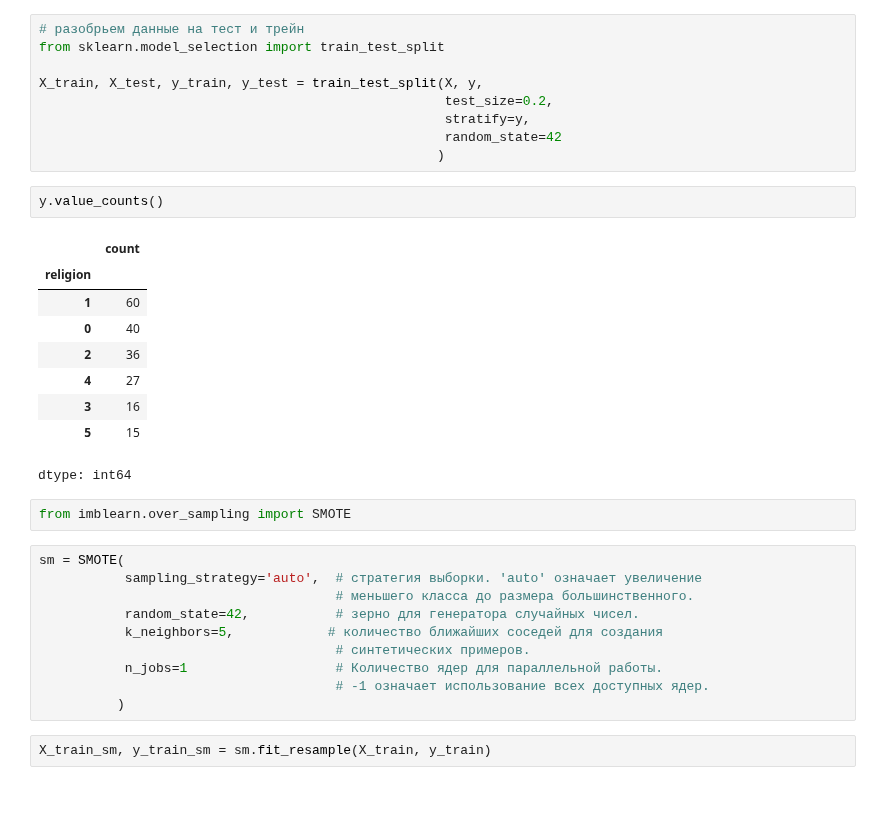
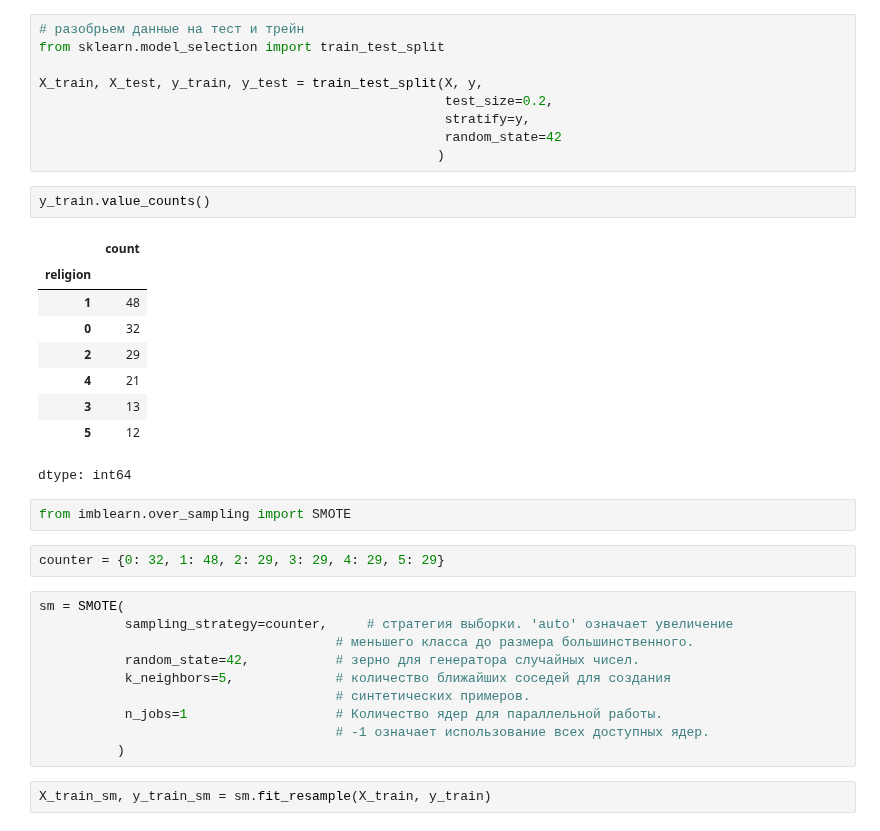
Before and after one commit to desve/AML-54, a Jupyter notebook: 16 Лабораторная работа по курсу/16 Homework_.ipynb, the cells around one changed output. Cells and saved outputs as stored; diff of their text form; blank space fills up the shorter version.

```diff
--- a/16 Лабораторная работа по курсу/16 Homework_.ipynb
+++ b/16 Лабораторная работа по курсу/16 Homework_.ipynb
@@ -323,25 +323,27 @@ X_train, X_test, y_train, y_test = train_test_split(X, y,
                                                     random_state=42
                                                    )
 # %%
-y.value_counts()
+y_train.value_counts()
 # %% [output]
 |  | count |
 | religion |  |
-| 1 | 60 |
-| 0 | 40 |
-| 2 | 36 |
-| 4 | 27 |
-| 3 | 16 |
-| 5 | 15 |
+| 1 | 48 |
+| 0 | 32 |
+| 2 | 29 |
+| 4 | 21 |
+| 3 | 13 |
+| 5 | 12 |
 dtype: int64
 # %%
 from imblearn.over_sampling import SMOTE
+# %%
+counter = {0: 32, 1: 48, 2: 29, 3: 29, 4: 29, 5: 29}
 # %%
 sm = SMOTE(
-           sampling_strategy='auto',  # стратегия выборки. 'auto' означает увеличение
+           sampling_strategy=counter,     # стратегия выборки. 'auto' означает увеличение
                                       # меньшего класса до размера большинственного.
            random_state=42,           # зерно для генератора случайных чисел.
-           k_neighbors=5,            # количество ближайших соседей для создания
+           k_neighbors=5,             # количество ближайших соседей для создания
                                       # синтетических примеров.
            n_jobs=1                   # Количество ядер для параллельной работы.
                                       # -1 означает использование всех доступных ядер.
```
Also changed, not shown: parts of 1 cell of this notebook.
